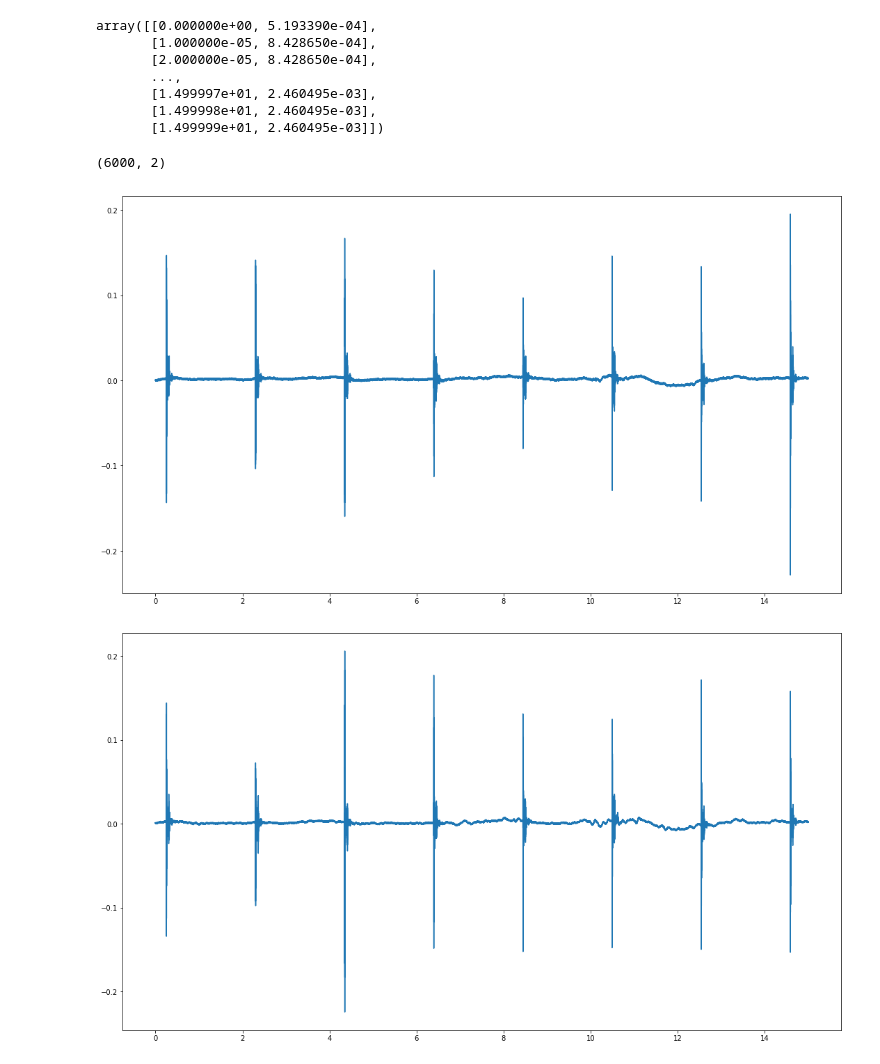
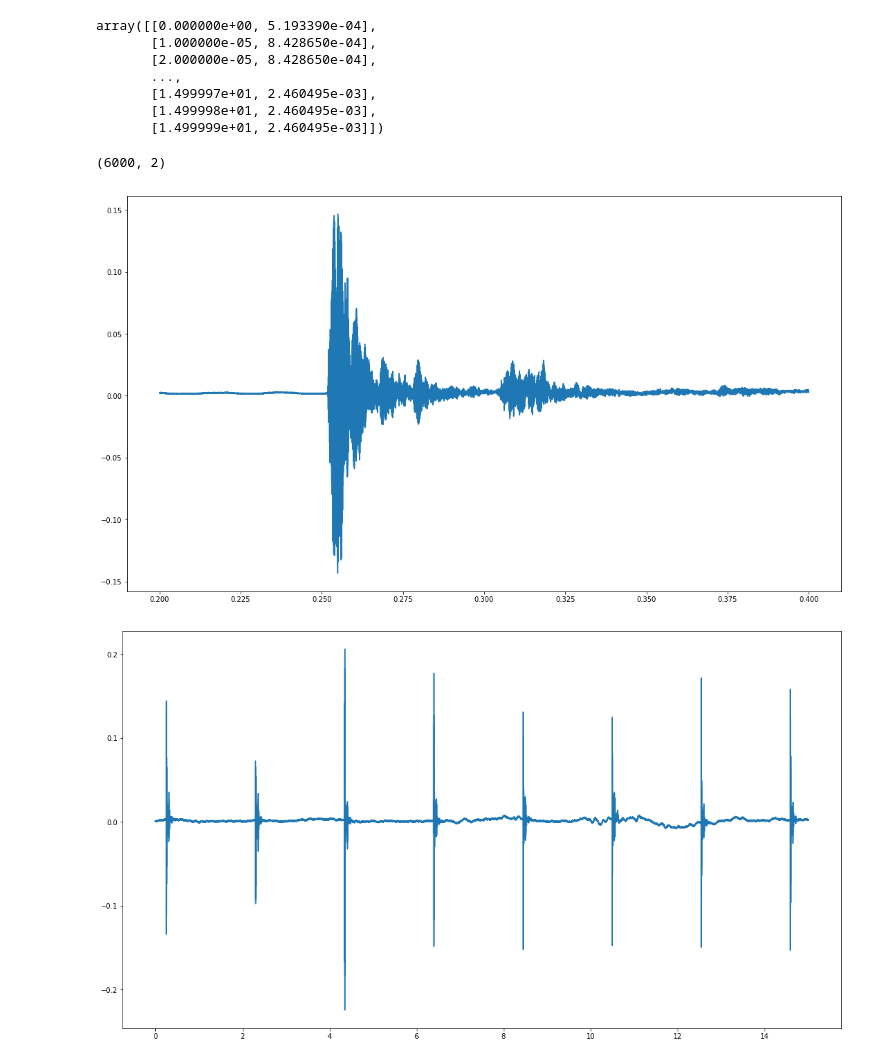
Before and after one commit to AUV-IITK/acoustic_processing, a Jupyter notebook: AnalysingHydrophonesRecording.ipynb, the cells around one changed output. Saved outputs shown, nothing was run; the diff lists cells and outputs as text; code cells hidden in the pictures.

```diff
--- a/AnalysingHydrophonesRecording.ipynb
+++ b/AnalysingHydrophonesRecording.ipynb
@@ -66,12 +66,12 @@ def plot_graph(data):
     plt.plot(data[:,0], data[:,1])
     #plt.plot(data[24000:30000,0], data[24000:30000,1])
 # %%
-plot_graph(first_channel_rec)
+plot_graph(first_channel_rec[20000:40000,:])
 first_channel_rec_cleaned = first_channel_rec[24000:30000,:]
 np.shape(first_channel_rec_cleaned)
 # %% [output]
 (6000, 2)
-[figure, old version]
+[figure, new version]
 # %%
 plot_graph(second_channel_rec)
 # %% [output]
```
Also changed, not shown: 20 other files.
